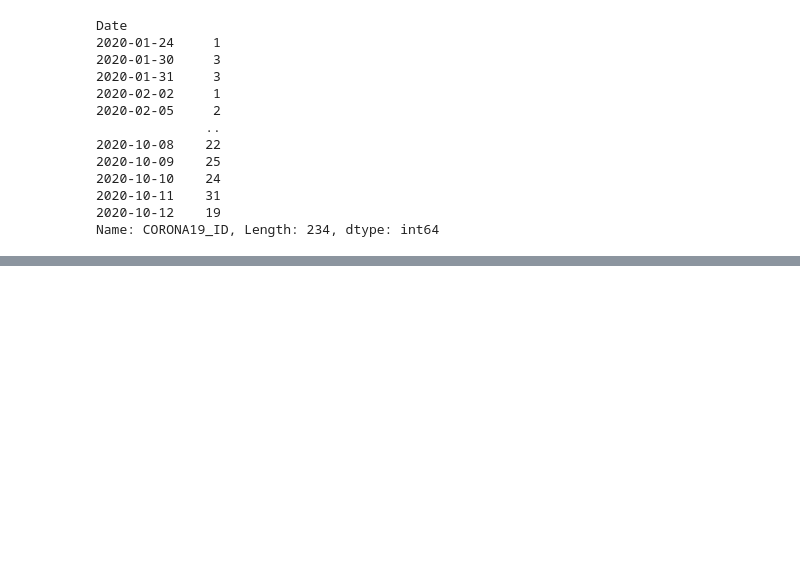
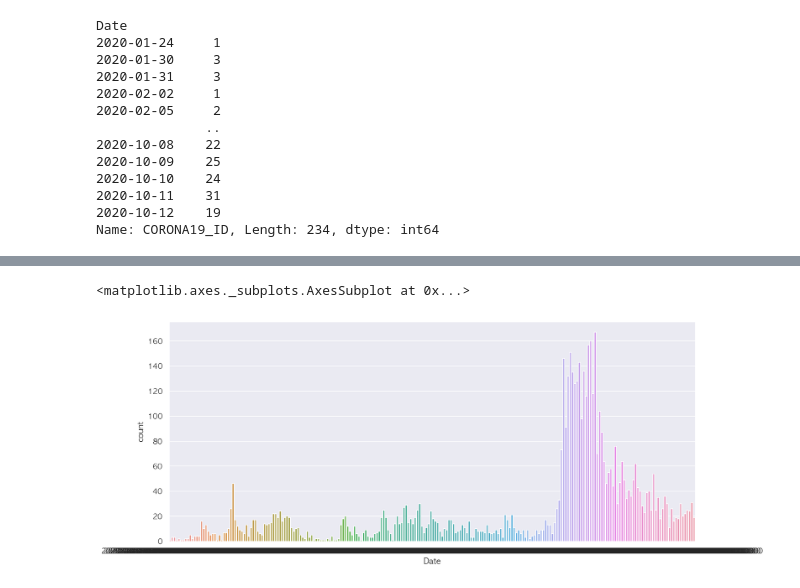
Before and after one commit to choihana/covid19_visualize, a Jupyter notebook: openAPI-covid19.ipynb, the cells around one changed output, grey strips where cells are left out. Cells and saved outputs as stored; diff of their text form; code cells hidden in the pictures; blank space fills up the shorter version.

```diff
--- a/openAPI-covid19.ipynb
+++ b/openAPI-covid19.ipynb
@@ -7,3 +6,20 @@ import pandas as pd
+# %%
+import requests
+import json
+import pandas as pd
+import seaborn as sns #시각화 라이브러리
+import matplotlib.pyplot as plt #그래프 스타일 설정
+
+%matplotlib inline
+%config InlineBackend.figure_format = 'retina'
+plt.rc("axes", unicode_minus=False) #마이너스 폰트 깨지는 문제 대처
+sns.set( font="AppleGothic")
+
+import os
+if os.name == 'posix':
+    plt.rc("font", family="AppleGothic")
+else:
+    plt.rc("font", family="Malgun Gothic")
 # %% [markdown]
 ### Open API 사용하여 데이터 획득하기
 
@@ -155,0 +190,6 @@ df1.groupby('Date')['CORONA19_ID'].count().to_csv("result/covid19.csv")
+# %%
+plt.figure(figsize=(14,6))
+sns.countplot(data=df1,x='Date')
+# %% [output]
+<matplotlib.axes._subplots.AxesSubplot at 0x...>
+[figure, added]
```
Also changed, not shown: parts of 12 cells of this notebook.
